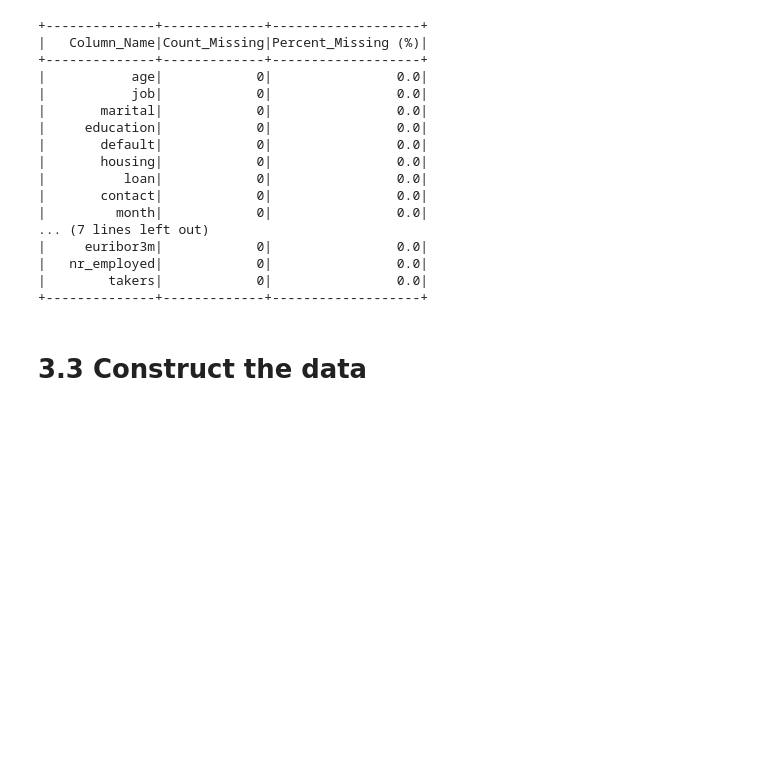
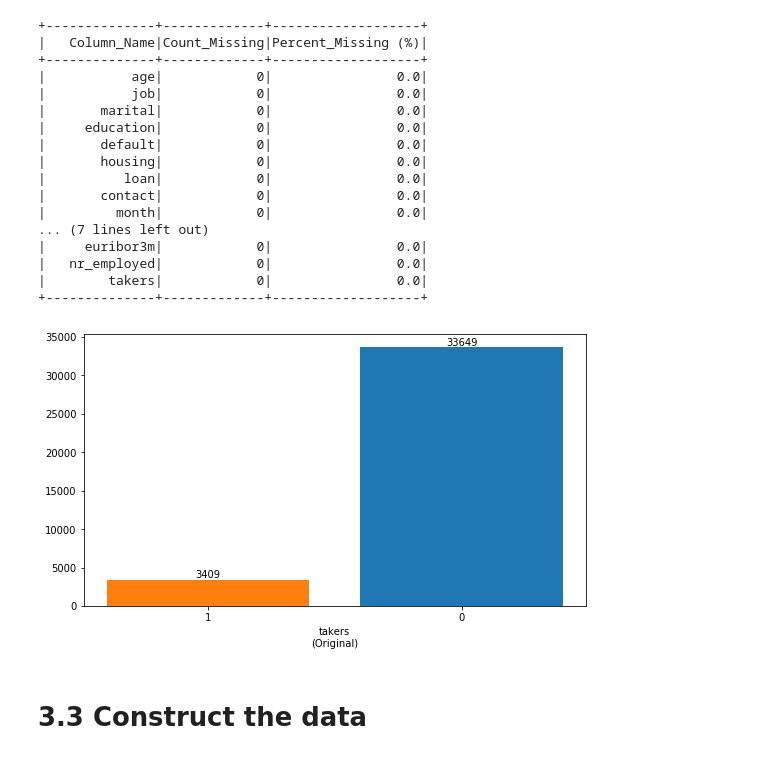
Before and after one commit to rifky218/INFOSYS_722_BDAS, a Jupyter notebook: Bank_Analysis.ipynb, the cells around one changed output. Saved outputs shown, nothing was run; the diff lists cells and outputs as text; code cells hidden in the pictures; blank space fills up the shorter version.

```diff
--- a/Bank_Analysis.ipynb
+++ b/Bank_Analysis.ipynb
@@ -250,6 +250,35 @@ bank_agg_col.show()
 |   nr_employed|            0|                0.0|
 |        takers|            0|                0.0|
 +--------------+-------------+-------------------+
+# %%
+# Proportion of the Takers after remove the missing values
+import matplotlib.pyplot as plt
+
+original = bank.groupBy("takers").count().toPandas()
+
+fig, ax = plt.subplots(ncols = 1, figsize=(9, 5))
+plt.subplots_adjust(wspace = 0.5)
+
+ypos = np.arange(len(original["takers"]))
+bar_colours = ["#ff7f0e", "#1f77b4"]
+
+# Bar plot for original data set proportion
+ax.bar(ypos, original["count"], tick_label = original["takers"], color = bar_colours)
+ax.set(xlabel = "takers\n(Original)")
+# Annotation config
+for p in ax.patches:
+    ax.text(
+        p.get_x() + p.get_width() / 2.,
+        p.get_height(),
+        "%d" % int(p.get_height()),
+        fontsize = 10,
+        ha = "center",
+        va = "bottom"
+    )
+
+plt.show()
+# %% [output]
+[figure, added]
 # %% [markdown]
 # 3.3 Construct the data
 # %%
```
Also changed, not shown: parts of 10 cells of this notebook, 3 other files.
